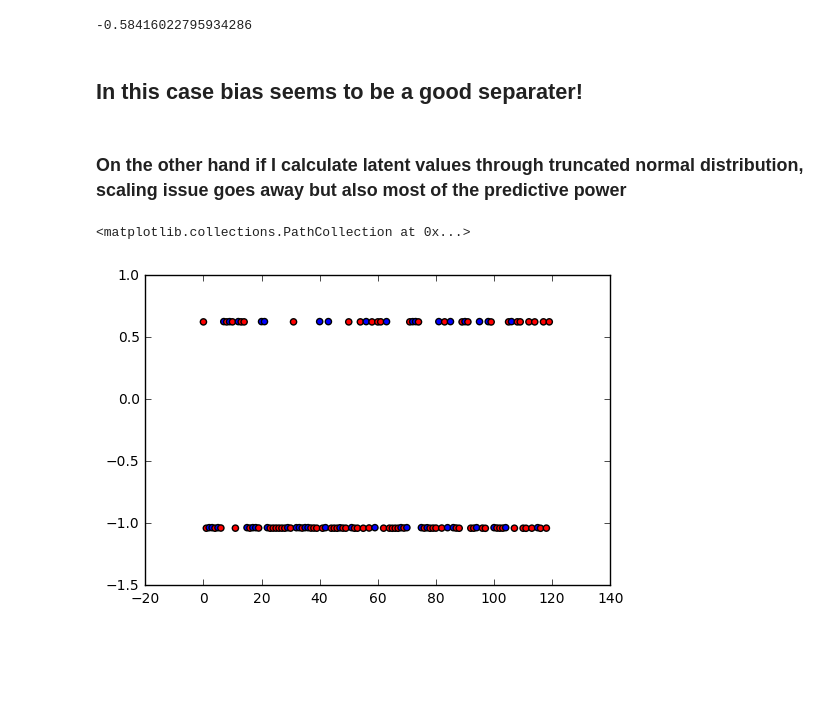
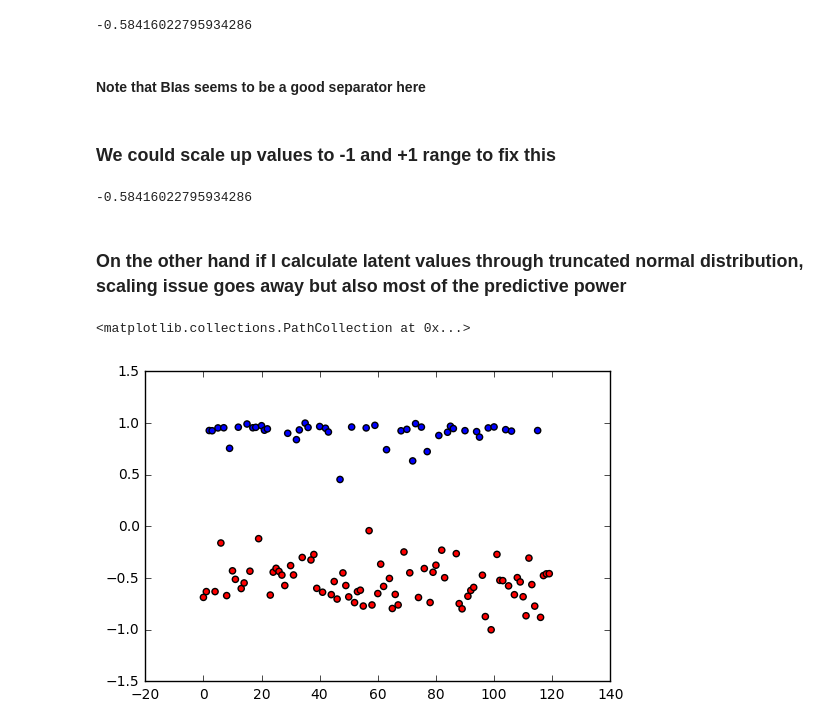
Before and after one commit to sudhNau/Baysian, a Jupyter notebook: WeirdBehave1.ipynb, the cells around one changed output. Drawn from its saved outputs; the diff is of its cells as text; code cells hidden in the pictures; blank space fills up the shorter version.

```diff
--- a/WeirdBehave1.ipynb
+++ b/WeirdBehave1.ipynb
@@ -309,10 +306,0 @@ plt.show()
-# %%
-def getColor(l):
-    if t < 0:
-        return 'r'
-    else:
-        return 'b'
-
-plt.scatter(range(ltest.shape[0]),ltest,c=[getColor(t) for t in L_test])
-plt.ylim(-0.56,-0.59)
-#plt.plot(L_test)
@@ -324,4 +309,6 @@ BHatExp[0,0]
 # %% [output]
 -0.58416022795934286
 # %% [markdown]
-## In this case bias seems to be a good separater!
+#### Note that BIas seems to be a good separator here
+# %% [markdown]
+### We could scale up values to -1 and +1 range to fix this
@@ -328,7 +320,12 @@ BHatExp[0,0]
+# %%
+And now Values are separated along the
+# %% [output]
+-0.58416022795934286
 # %% [markdown]
 ### On the other hand if I calculate latent values through truncated normal distribution, scaling issue goes away but also most of the predictive power
 # %%
-plt.scatter(range(ltestHatExp.shape[0]),ltestHatExp,c=[getColor(t) for t in L_test])
+scaledLtest = scaleMinus(ltest)
+plt.scatter(range(scaledLtest.shape[0]),scaledLtest,c=[getColor(t) for t in L_test])
 # %% [output]
 <matplotlib.collections.PathCollection at 0x...>
-[figure, old version]
+[figure, new version]
```
Also changed, not shown: parts of 3 cells of this notebook.
